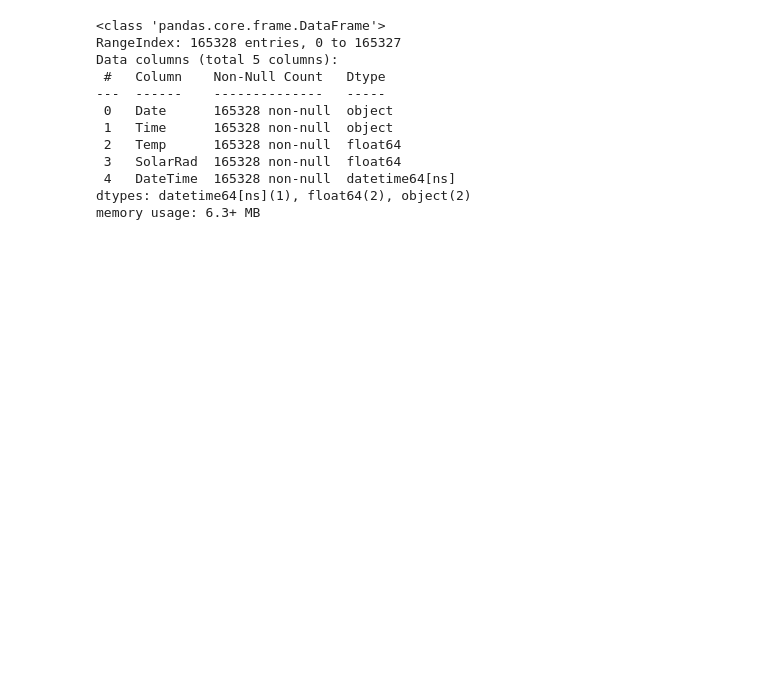
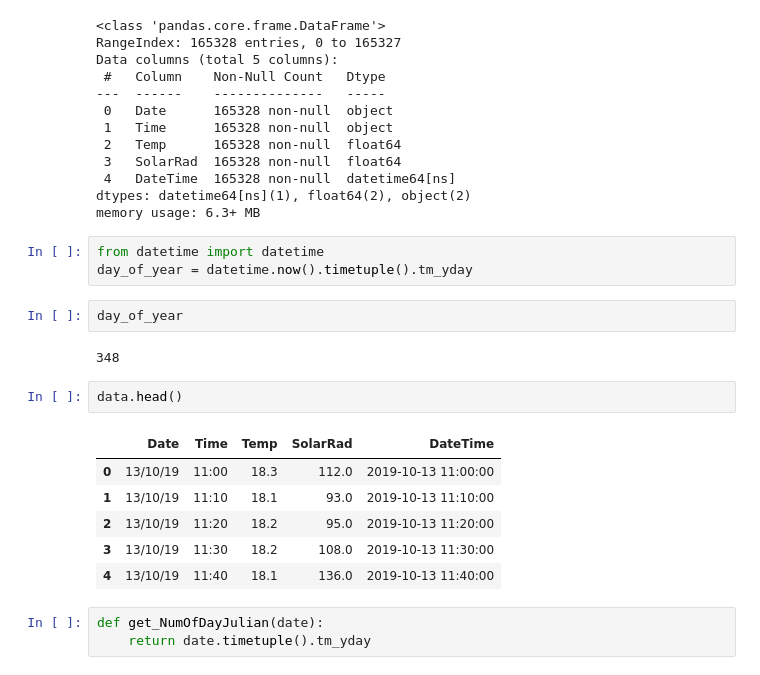
Before and after one commit to Pr0nel/weather_data, a Jupyter notebook: Notebooks/1.0 Exploracion Dataset.ipynb, the cells around one changed output. Cells and saved outputs as stored; diff of their text form; blank space fills up the shorter version.

```diff
--- a/Notebooks/1.0 Exploracion Dataset.ipynb
+++ b/Notebooks/1.0 Exploracion Dataset.ipynb
@@ -281,3 +281,22 @@ Data columns (total 5 columns):
  4   DateTime  165328 non-null  datetime64[ns]
 dtypes: datetime64[ns](1), float64(2), object(2)
 memory usage: 6.3+ MB
+# %%
+from datetime import datetime
+day_of_year = datetime.now().timetuple().tm_yday
+# %%
+day_of_year
+# %% [output]
+348
+# %%
+data.head()
+# %% [output]
+|  | Date | Time | Temp | SolarRad | DateTime |
+| 0 | 13/10/19 | 11:00 | 18.3 | 112.0 | 2019-10-13 11:00:00 |
+| 1 | 13/10/19 | 11:10 | 18.1 | 93.0 | 2019-10-13 11:10:00 |
+| 2 | 13/10/19 | 11:20 | 18.2 | 95.0 | 2019-10-13 11:20:00 |
+| 3 | 13/10/19 | 11:30 | 18.2 | 108.0 | 2019-10-13 11:30:00 |
+| 4 | 13/10/19 | 11:40 | 18.1 | 136.0 | 2019-10-13 11:40:00 |
+# %%
+def get_NumOfDayJulian(date):
+    return date.timetuple().tm_yday
```
Also changed, not shown: parts of 5 cells of this notebook.
